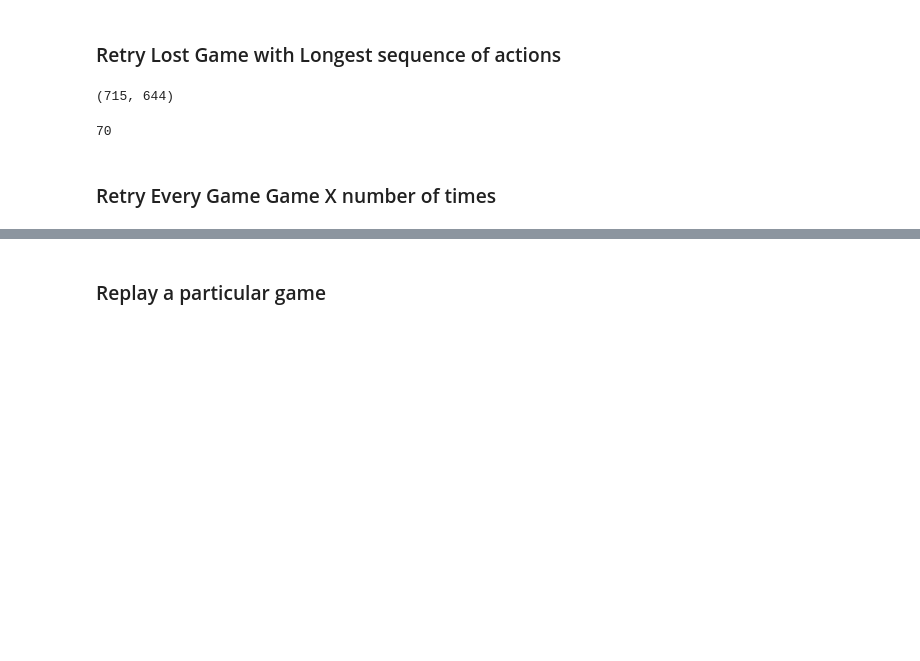
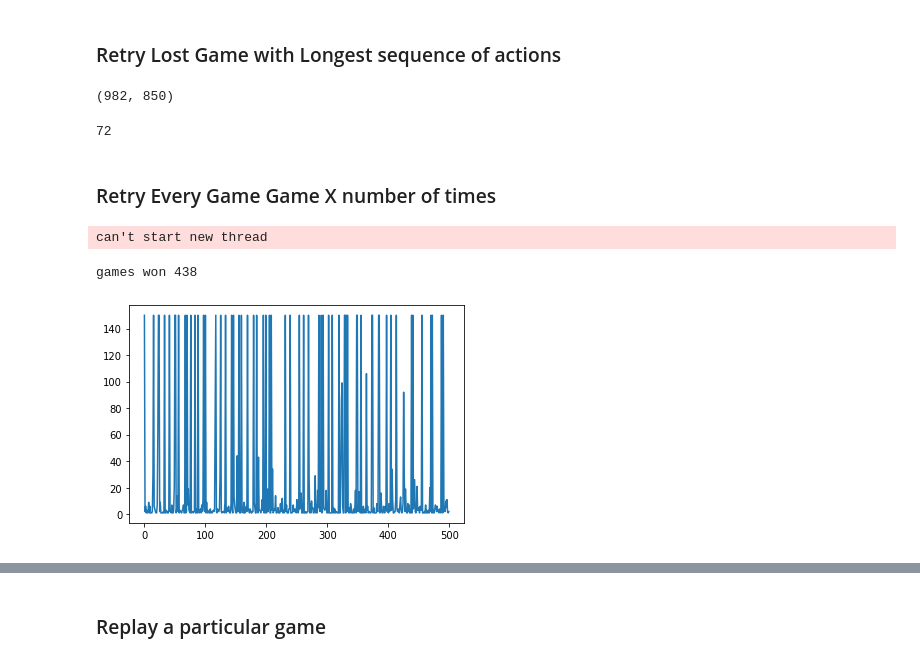
Before and after one commit to bhparijat/Solitaire, a Jupyter notebook: particular_game_analysis.ipynb, the cells around one changed output, grey strips where cells are left out. Drawn from its saved outputs; the diff is of its cells as text; code cells hidden in the pictures; blank space fills up the shorter version.

```diff
--- a/particular_game_analysis.ipynb
+++ b/particular_game_analysis.ipynb
@@ -16,5 +16,5 @@ sys.setrecursionlimit(10**6)
 # %%
-with open("games/run_hardgame_2020-05-28 14:04:35.844796.pkl","rb") as file:
+with open("games/run_hardgame_2020-05-29 16:34:22.929941.pkl","rb") as file:
     run_data = pkl.load(file)
 # %%
 actions_matrix = run_data['actions_matrix']
@@ -205,7 +205,7 @@ for game,actions,end_state,start_state,game_states,reason,ad in actions_matrix:
         longest_start_state_for_loss = start_state
 longest_gno_for_loss,longest_steps_for_loss
 # %% [output]
-(715, 644)
+(982, 850)
 # %%
 retry_output = []
 number_of_retries = 100
@@ -222,7 +222,7 @@ for i in tq.tqdm(range(number_of_retries)):
 
 print(sum(retry_output))
 # %% [output]
-70
+72
 # %% [markdown]
 ### Retry Every Game Game X number of times
 # %%
@@ -259,7 +259,11 @@ def replay_each_game(actions_matrix = None,max_steps=100):
 
     return results_for_each_game
 # %%
-#res = replay_each_game(actions_matrix[:500],max_steps=150)
+res = replay_each_game(actions_matrix[:500],max_steps=150)
+# %% [output]
+can't start new thread
+games won 438
+[figure, added]
 # %%
 res = replay_each_game(actions_matrix[500:],max_steps=150)
 # %% [output]
```
Also changed, not shown: parts of 16 cells of this notebook, 2 other files.
